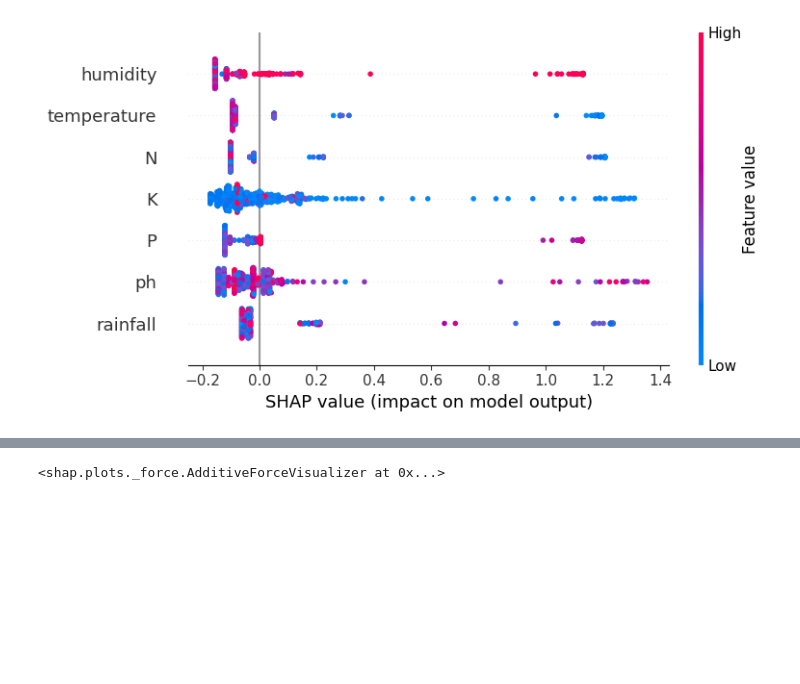
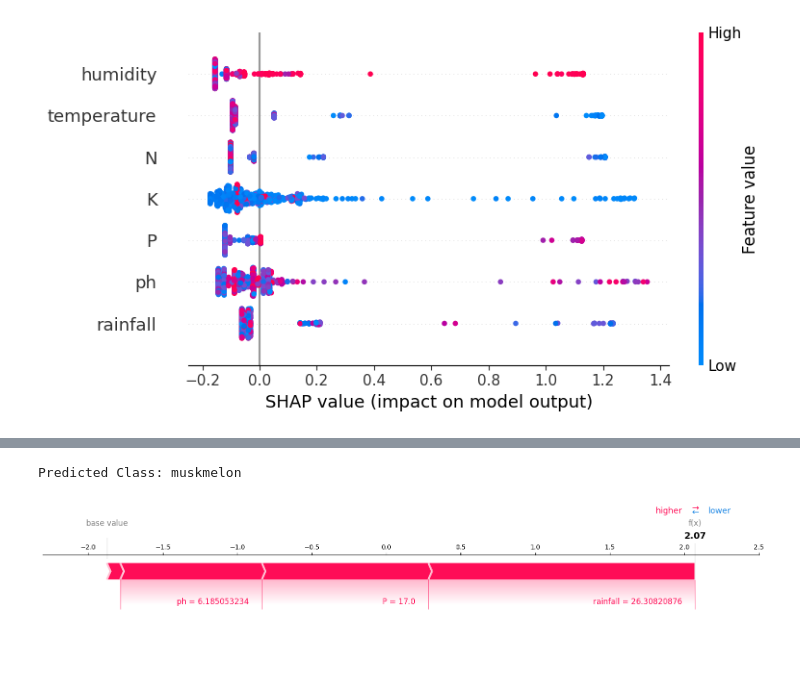
Before and after one commit to zauchi/cropRecommendation, a Jupyter notebook: Crop_Recommendation_XGBoost_SHAP.ipynb, the cells around one changed output, grey strips where cells are left out. Drawn from its saved outputs; the diff is of its cells as text; code cells hidden in the pictures; blank space fills up the shorter version.

```diff
--- a/Crop_Recommendation_XGBoost_SHAP.ipynb
+++ b/Crop_Recommendation_XGBoost_SHAP.ipynb
@@ -90,11 +90,16 @@ shap.initjs()
 # %%
 sample_idx = 0  # Beispiel-Index
 class_idx = 0   # Index der Klasse
 
+predicted_class = label_encoder.inverse_transform([XB.predict(X_test.iloc[sample_idx, :].values.reshape(1, -1))[0]])[0]
+print(f"Predicted Class: {predicted_class}")
+
 shap.force_plot(
-    explainer.expected_value[class_idx],                 # Erwartungswert der Klasse
-    shap_values_trimmed[sample_idx, class_idx, :],       # Getrimmte SHAP-Werte
-    X_test.iloc[sample_idx, :]                           # Eingabemerkmale
+    explainer.expected_value[class_idx],          # Erwartungswert der Klasse
+    shap_values_trimmed[sample_idx, class_idx, :], # SHAP-Werte für diese Klasse
+    X_test.iloc[sample_idx, :],                   # Eingabemerkmale
+    matplotlib=True                               # Statische Darstellung aktivieren
 )
 # %% [output]
-<shap.plots._force.AdditiveForceVisualizer at 0x...>
+Predicted Class: muskmelon
+[figure, added]
```
Also changed, not shown: parts of 1 cell of this notebook.
